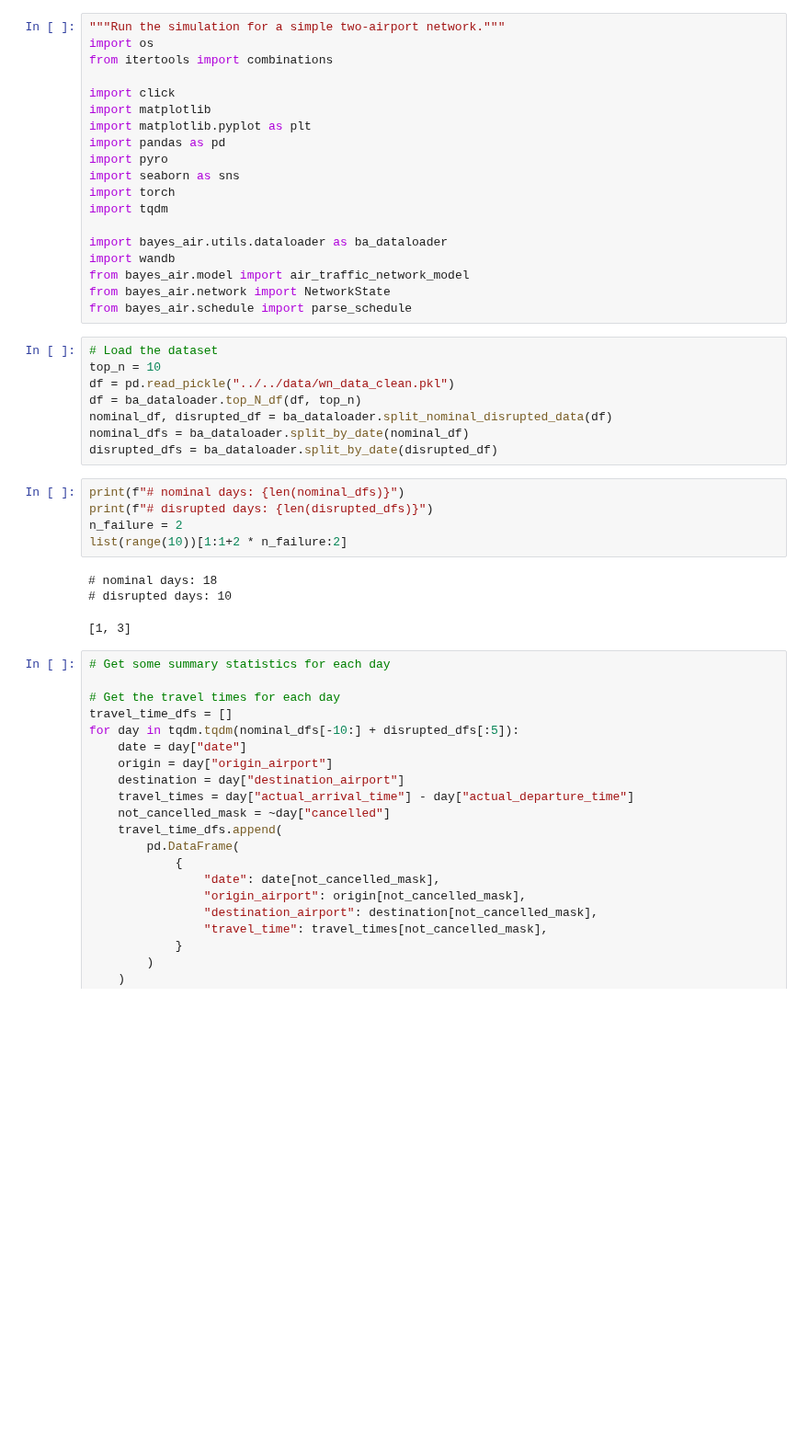
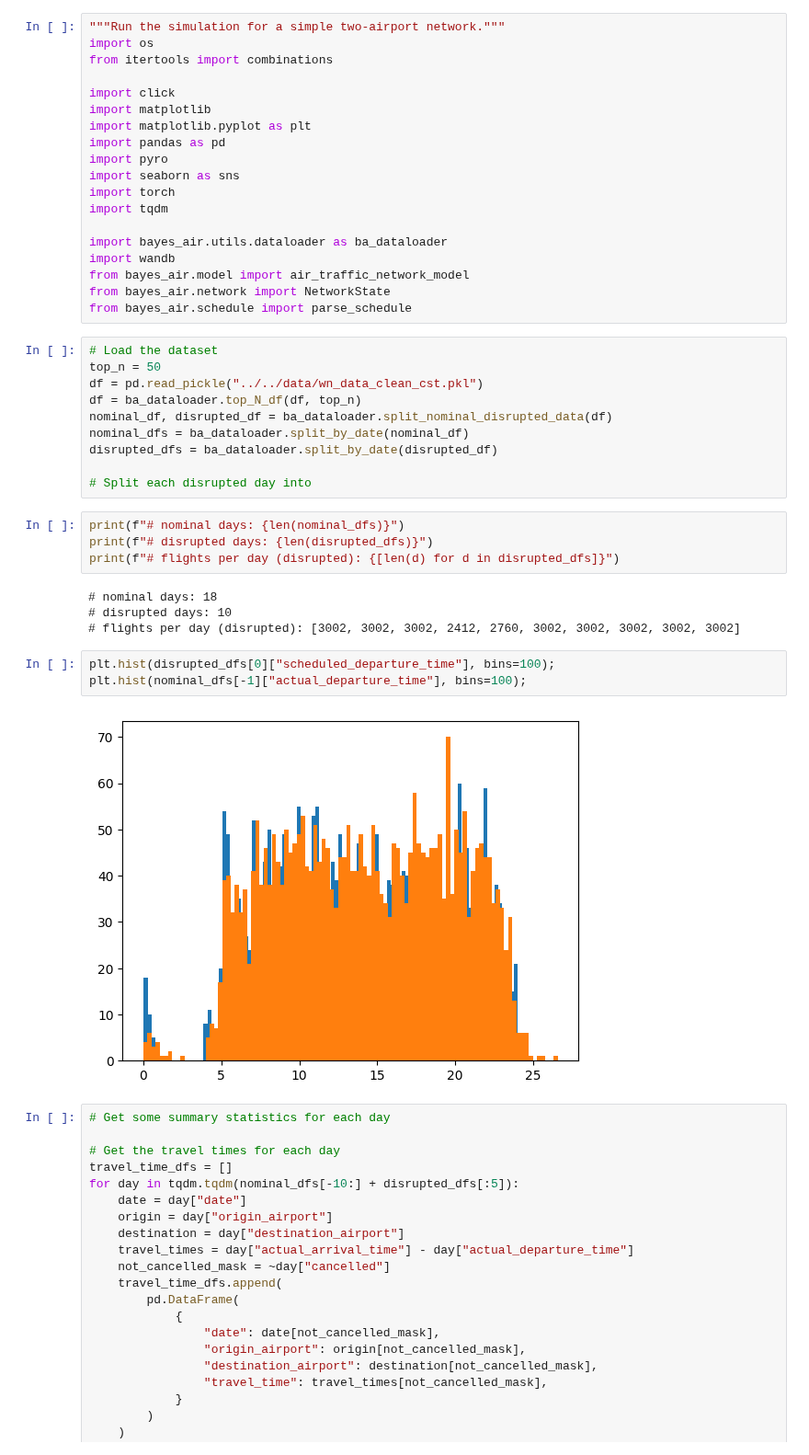
Before and after one commit to dawsonc/BayesAir, a Jupyter notebook: scripts/notebooks/wn_exploratory.ipynb, the cells around one changed output. Shown at 92% size. Saved outputs shown, nothing was run; the diff lists cells and outputs as text; blank space fills up the shorter version.

```diff
--- a/scripts/notebooks/wn_exploratory.ipynb
+++ b/scripts/notebooks/wn_exploratory.ipynb
@@ -19,21 +19,27 @@ from bayes_air.network import NetworkState
 from bayes_air.schedule import parse_schedule
 # %%
 # Load the dataset
-top_n = 10
-df = pd.read_pickle("../../data/wn_data_clean.pkl")
+top_n = 50
+df = pd.read_pickle("../../data/wn_data_clean_cst.pkl")
 df = ba_dataloader.top_N_df(df, top_n)
 nominal_df, disrupted_df = ba_dataloader.split_nominal_disrupted_data(df)
 nominal_dfs = ba_dataloader.split_by_date(nominal_df)
 disrupted_dfs = ba_dataloader.split_by_date(disrupted_df)
+
+# Split each disrupted day into
 # %%
 print(f"# nominal days: {len(nominal_dfs)}")
 print(f"# disrupted days: {len(disrupted_dfs)}")
-n_failure = 2
-list(range(10))[1:1+2 * n_failure:2]
+print(f"# flights per day (disrupted): {[len(d) for d in disrupted_dfs]}")
 # %% [output]
 # nominal days: 18
 # disrupted days: 10
+# flights per day (disrupted): [3002, 3002, 3002, 2412, 2760, 3002, 3002, 3002, 3002, 3002]
-[1, 3]
+# %%
+plt.hist(disrupted_dfs[0]["scheduled_departure_time"], bins=100);
+plt.hist(nominal_dfs[-1]["actual_departure_time"], bins=100);
+# %% [output]
+[figure, added]
 # %%
 # Get some summary statistics for each day
 
```
Also changed, not shown: 5 other files.
